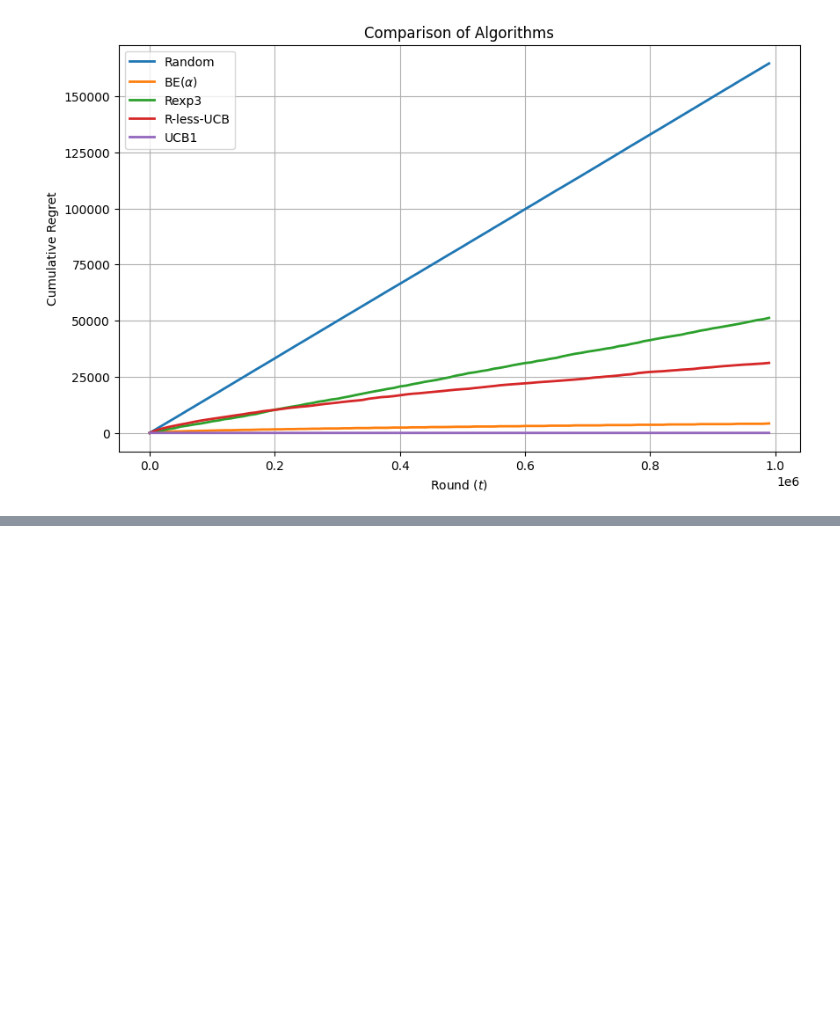
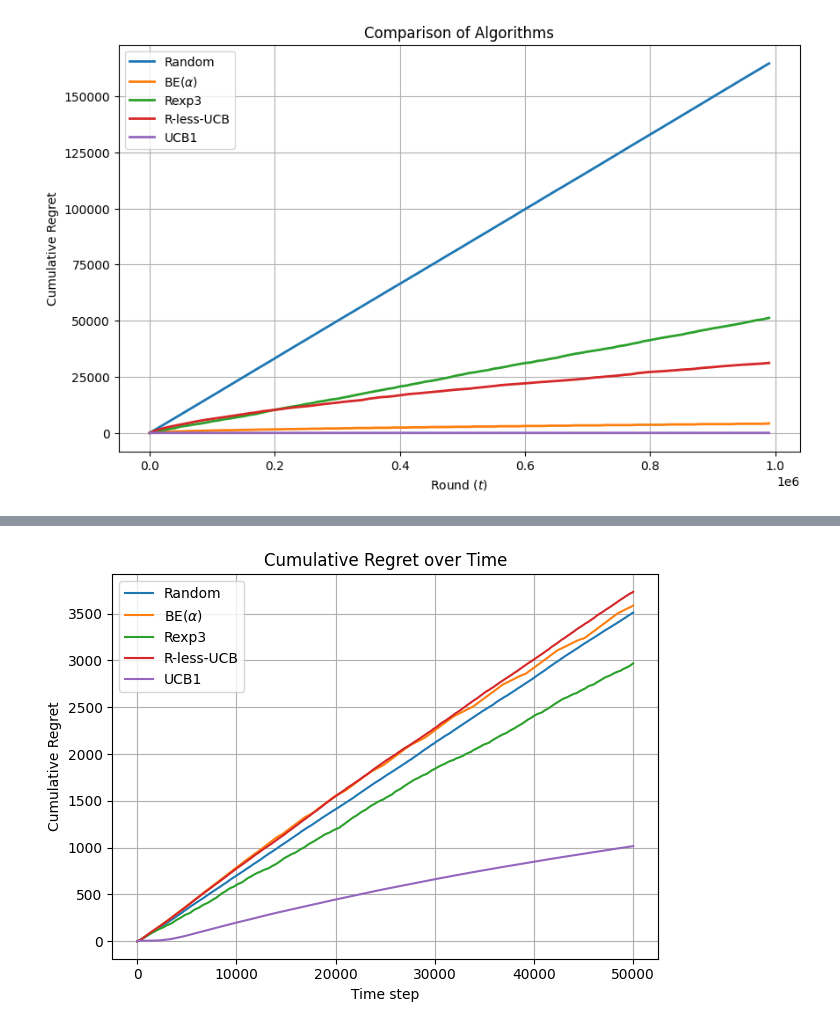
Before and after one commit to m1gwings/rcbealpha-experiments, a Jupyter notebook: bealpha-experiments.ipynb, the cells around one changed output, grey strips where cells are left out. Saved outputs shown, nothing was run; the diff lists cells and outputs as text; code cells hidden in the pictures; blank space fills up the shorter version.

```diff
--- a/bealpha-experiments.ipynb
+++ b/bealpha-experiments.ipynb
@@ -629,0 +650,44 @@ plot_comparison('stat-comparison', results_stat_inst)
+# %%
+IMDB_CONF = {
+    'K': 7,
+    'T': 50000,
+    'SIGMA': 0.1,
+    'ALPHA': 8/3,
+    'EPSILON': 0.25,
+    'ALPHA2': 2.1,
+    'SEED': 42
+}
+
+random_agent = RandomAgent(K=IMDB_CONF['K'], seed=IMDB_CONF['SEED'])
+bealpha_agent = BEAlphaAgent(K=IMDB_CONF['K'], alpha=IMDB_CONF['ALPHA'], sigma=IMDB_CONF['SIGMA'])
+rexpr3_agent = Rexp3Agent(K=IMDB_CONF['K'], delta=Rexp3Agent.tune_delta(IMDB_CONF['T'], IMDB_CONF['K'], IMDB_CONF['K']),
+                          gamma=Rexp3Agent.tune_gamma(IMDB_CONF['T'], IMDB_CONF['K'], IMDB_CONF['K']),
+                          seed=IMDB_CONF['SEED'])
+rlessucb_agent = RLessUCBAgent(K=IMDB_CONF['K'], epsilon=IMDB_CONF['EPSILON'], alpha=IMDB_CONF['ALPHA2'], sigma=IMDB_CONF['SIGMA'])
+ucb1_agent = UCB1Agent(K=IMDB_CONF['K'], sigma=IMDB_CONF['SIGMA'])
+
+agents = [random_agent, bealpha_agent, rexpr3_agent, rlessucb_agent, ucb1_agent]
+# %%
+for agent in agents:
+    agent.reset()
+
+cumulative_regret = { agent.name: np.zeros(IMDB_CONF['T']+1) for agent in agents }
+for t in range(1, IMDB_CONF['T']+1):
+    max_reward = rewards[:, t-1].max()
+    for agent in agents:
+          observed_reward = rewards[agent.pull() - 1, t-1]
+          agent.observe(observed_reward)
+          cumulative_regret[agent.name][t] = cumulative_regret[agent.name][t-1] + max_reward - observed_reward
+
+for agent_name, regret_array in cumulative_regret.items():
+    plt.plot(regret_array[1:], label=agent_name)
+
+plt.xlabel('Time step')
+plt.ylabel('Cumulative Regret')
+plt.title('Cumulative Regret over Time')
+plt.legend()
+plt.grid(True)
+plt.tight_layout()
+plt.show()
+# %% [output]
+[figure, added]
```
Also changed, not shown: parts of 5 cells of this notebook, 7 other files.
